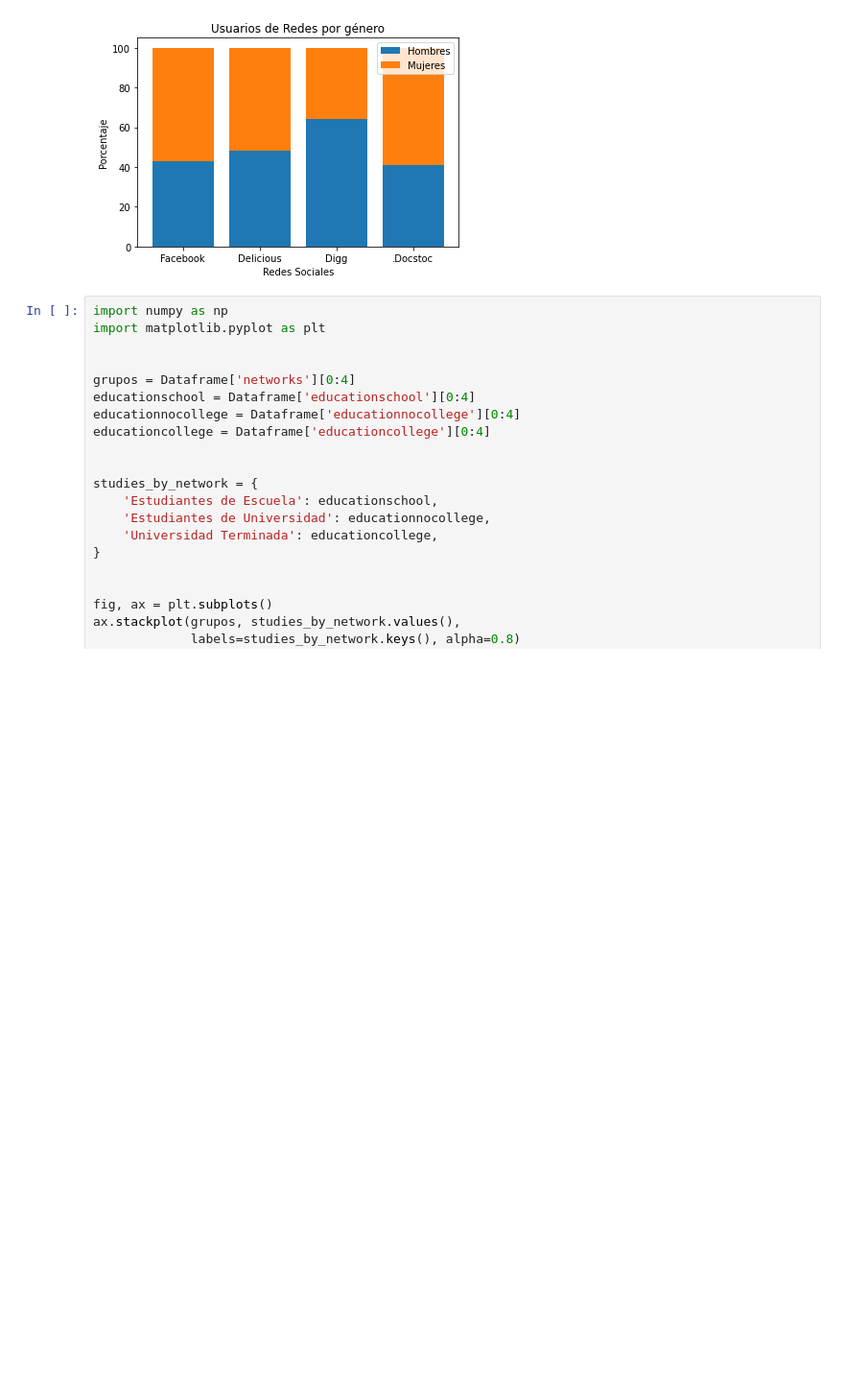
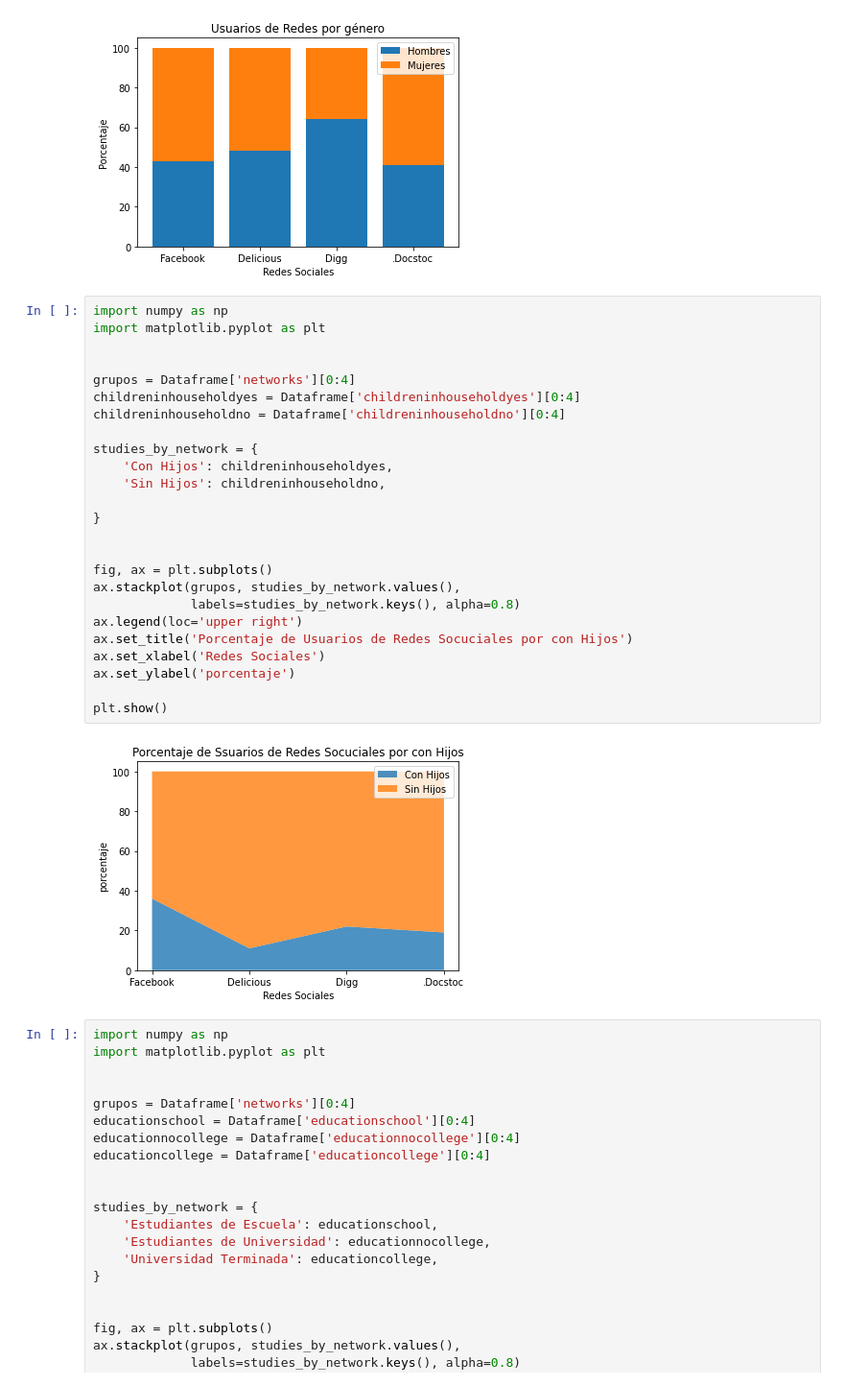
Before and after one commit to villagranp/DEV_Python, a Jupyter notebook: UNIR webscrapping/webscrapping.ipynb, the cells around one changed output. Shown at 96% size. Drawn from its saved outputs; the diff is of its cells as text; blank space fills up the shorter version.

```diff
--- a/UNIR webscrapping/webscrapping.ipynb
+++ b/UNIR webscrapping/webscrapping.ipynb
@@ -374,6 +374,33 @@ plt.legend()
 plt.show()
 # %% [output]
 [figure]
+# %%
+import numpy as np
+import matplotlib.pyplot as plt
+
+
+grupos = Dataframe['networks'][0:4]
+childreninhouseholdyes = Dataframe['childreninhouseholdyes'][0:4]
+childreninhouseholdno = Dataframe['childreninhouseholdno'][0:4]
+
+studies_by_network = {
+    'Con Hijos': childreninhouseholdyes,
+    'Sin Hijos': childreninhouseholdno,
+
+}
+
+
+fig, ax = plt.subplots()
+ax.stackplot(grupos, studies_by_network.values(),
+             labels=studies_by_network.keys(), alpha=0.8)
+ax.legend(loc='upper right')
+ax.set_title('Porcentaje de Usuarios de Redes Socuciales por con Hijos')
+ax.set_xlabel('Redes Sociales')
+ax.set_ylabel('porcentaje')
+
+plt.show()
+# %% [output]
+[figure, added]
 # %%
 import numpy as np
 import matplotlib.pyplot as plt
```
Also changed, not shown: parts of 6 cells of this notebook, 5 other files.
